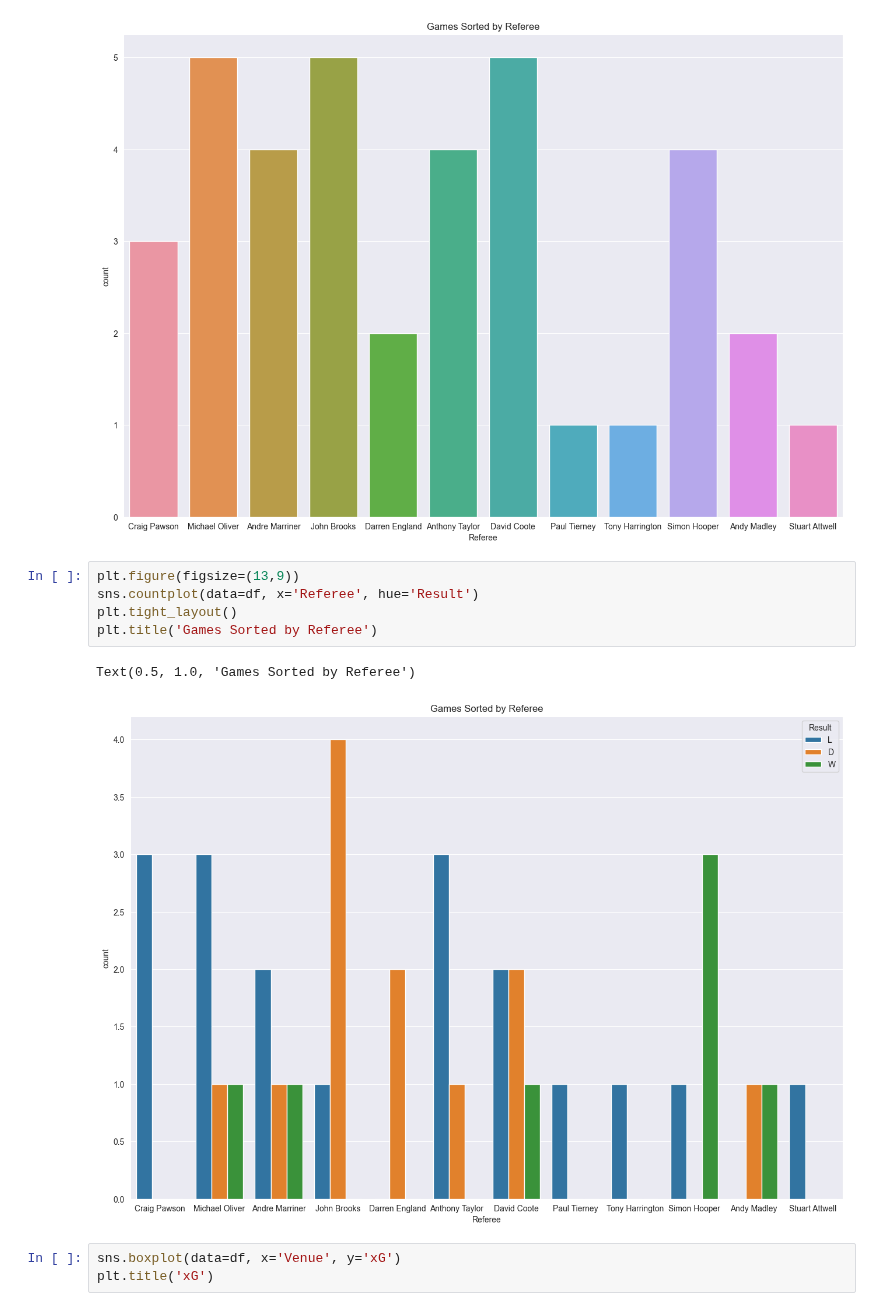
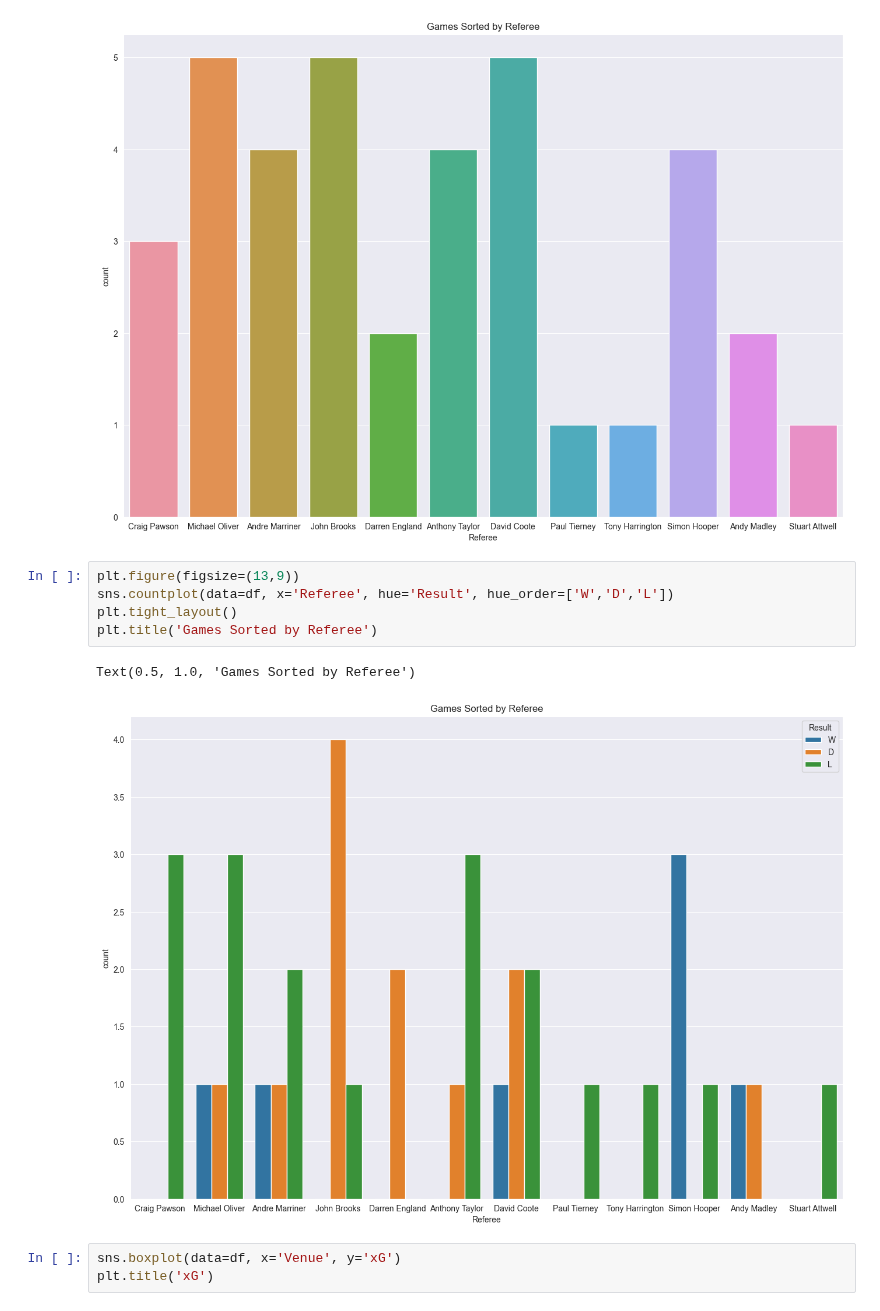
Before and after one commit to AugustSteff/Data-Analysis-in-football, a Jupyter notebook: Premier_League_22-23/Evertons Season/2223.ipynb, the cells around one changed output. Drawn from its saved outputs; the diff is of its cells as text.

```diff
--- a/Premier_League_22-23/Evertons Season/2223.ipynb
+++ b/Premier_League_22-23/Evertons Season/2223.ipynb
@@ -206,12 +202,12 @@ Text(0.5, 1.0, 'Games Sorted by Referee')
 [figure]
 # %%
 plt.figure(figsize=(13,9))
-sns.countplot(data=df, x='Referee', hue='Result')
+sns.countplot(data=df, x='Referee', hue='Result', hue_order=['W','D','L'])
 plt.tight_layout()
 plt.title('Games Sorted by Referee')
 # %% [output]
 Text(0.5, 1.0, 'Games Sorted by Referee')
-[figure, old version]
+[figure, new version]
 # %%
 sns.boxplot(data=df, x='Venue', y='xG')
 plt.title('xG')
```
Also changed, not shown: parts of 13 cells of this notebook, 1 other file.
